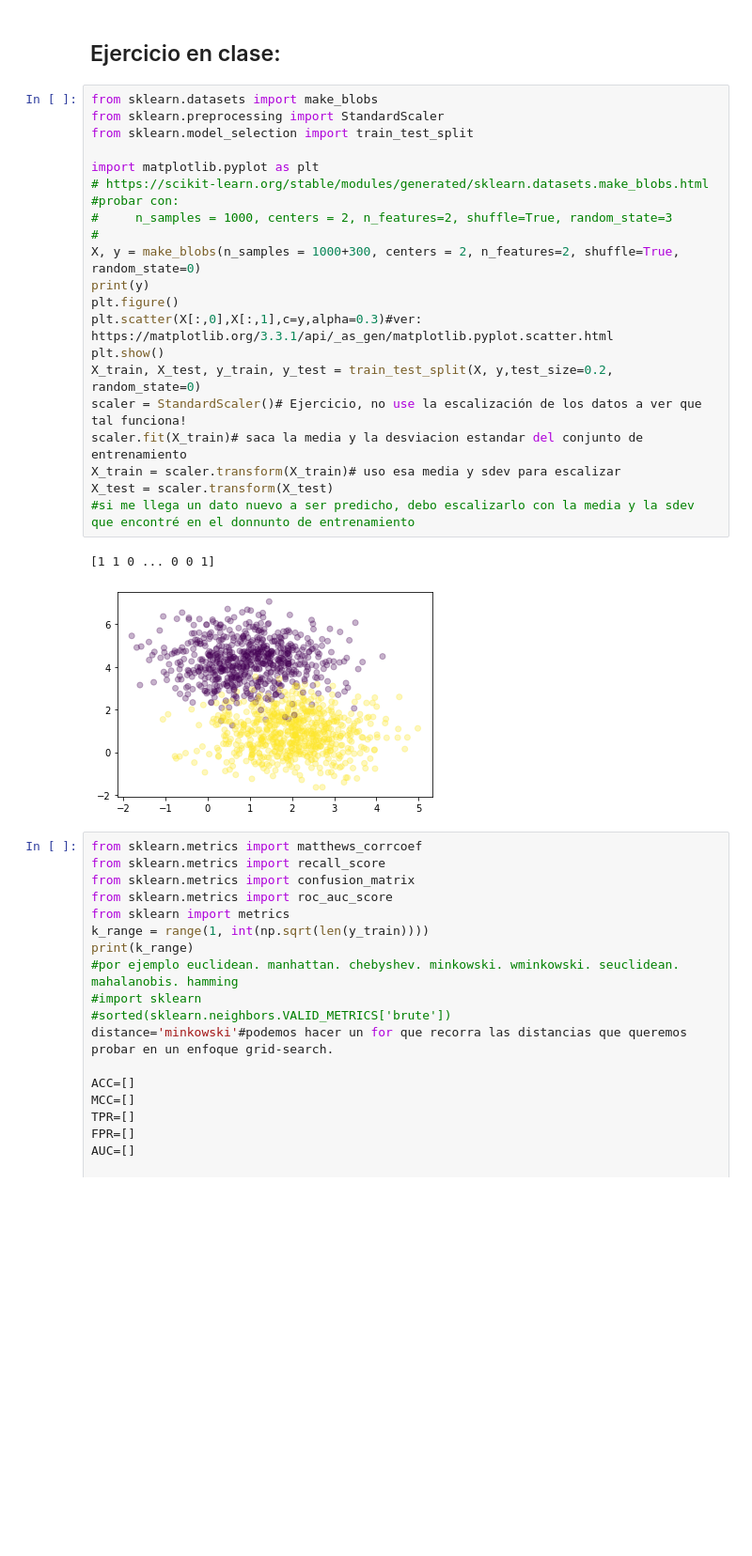
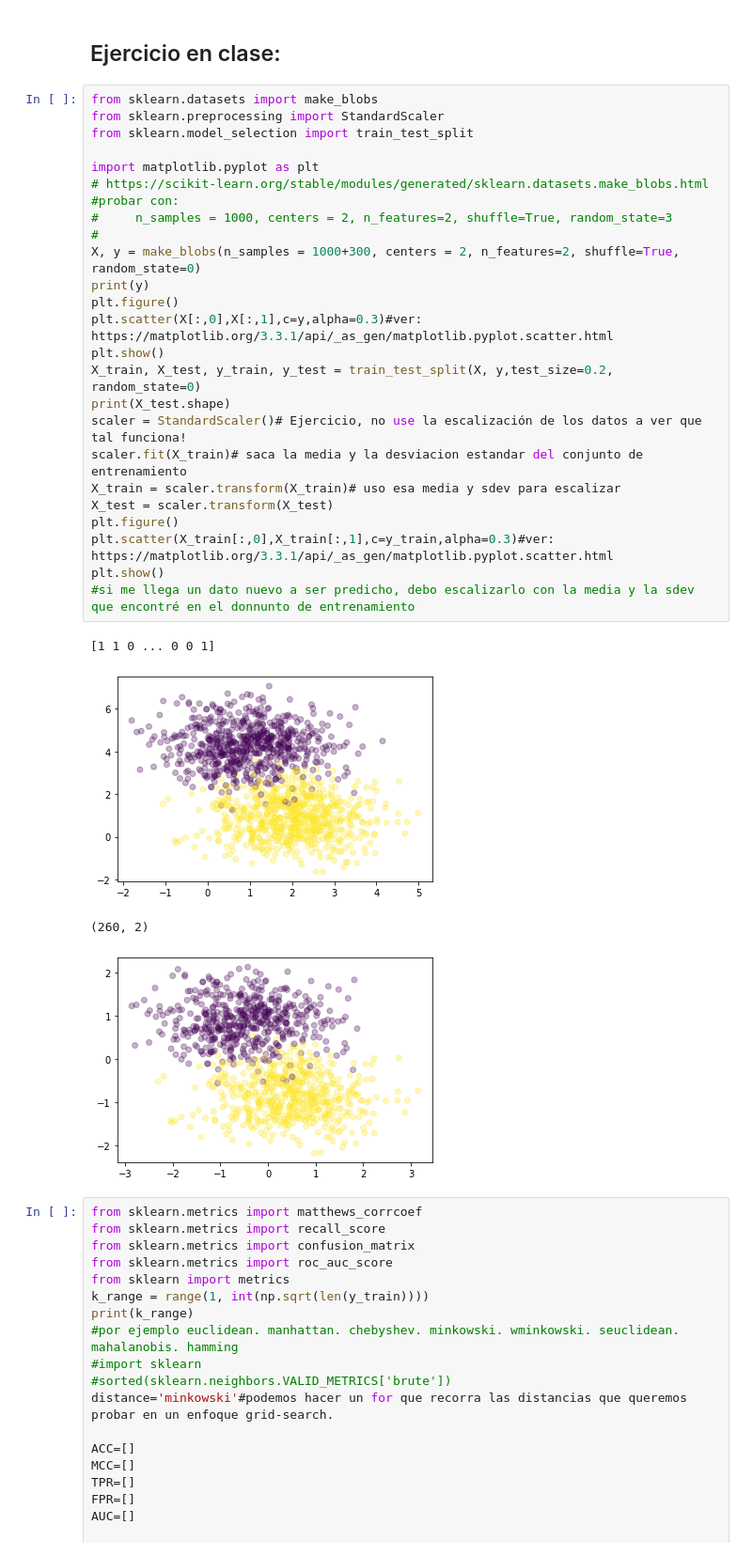
Before and after one commit to Mardugo/ClaseMachineLearning, a Jupyter notebook: Ejemplo_ROC_Confusion_Matrix.ipynb, the cells around one changed output. Shown at 94% size. Drawn from its saved outputs; the diff is of its cells as text; blank space fills up the shorter version.

```diff
--- a/Ejemplo_ROC_Confusion_Matrix.ipynb
+++ b/Ejemplo_ROC_Confusion_Matrix.ipynb
@@ -68,27 +85,33 @@ plt.show()
 # %%
 from sklearn.datasets import make_blobs
 from sklearn.preprocessing import StandardScaler
 from sklearn.model_selection import train_test_split
 
 import matplotlib.pyplot as plt
 # https://scikit-learn.org/stable/modules/generated/sklearn.datasets.make_blobs.html
 #probar con:
 #     n_samples = 1000, centers = 2, n_features=2, shuffle=True, random_state=3
 #
 X, y = make_blobs(n_samples = 1000+300, centers = 2, n_features=2, shuffle=True, random_state=0)
 print(y)
 plt.figure()
 plt.scatter(X[:,0],X[:,1],c=y,alpha=0.3)#ver: https://matplotlib.org/3.3.1/api/_as_gen/matplotlib.pyplot.scatter.html
 plt.show()
 X_train, X_test, y_train, y_test = train_test_split(X, y,test_size=0.2, random_state=0)
+print(X_test.shape)
 scaler = StandardScaler()# Ejercicio, no use la escalización de los datos a ver que tal funciona!
 scaler.fit(X_train)# saca la media y la desviacion estandar del conjunto de entrenamiento
 X_train = scaler.transform(X_train)# uso esa media y sdev para escalizar
 X_test = scaler.transform(X_test)
+plt.figure()
+plt.scatter(X_train[:,0],X_train[:,1],c=y_train,alpha=0.3)#ver: https://matplotlib.org/3.3.1/api/_as_gen/matplotlib.pyplot.scatter.html
+plt.show()
 #si me llega un dato nuevo a ser predicho, debo escalizarlo con la media y la sdev que encontré en el donnunto de entrenamiento
 # %% [output]
 [1 1 0 ... 0 0 1]
 [figure]
+(260, 2)
+[figure, added]
 # %%
 from sklearn.metrics import matthews_corrcoef
 from sklearn.metrics import recall_score
```
Also changed, not shown: parts of 7 cells of this notebook.
